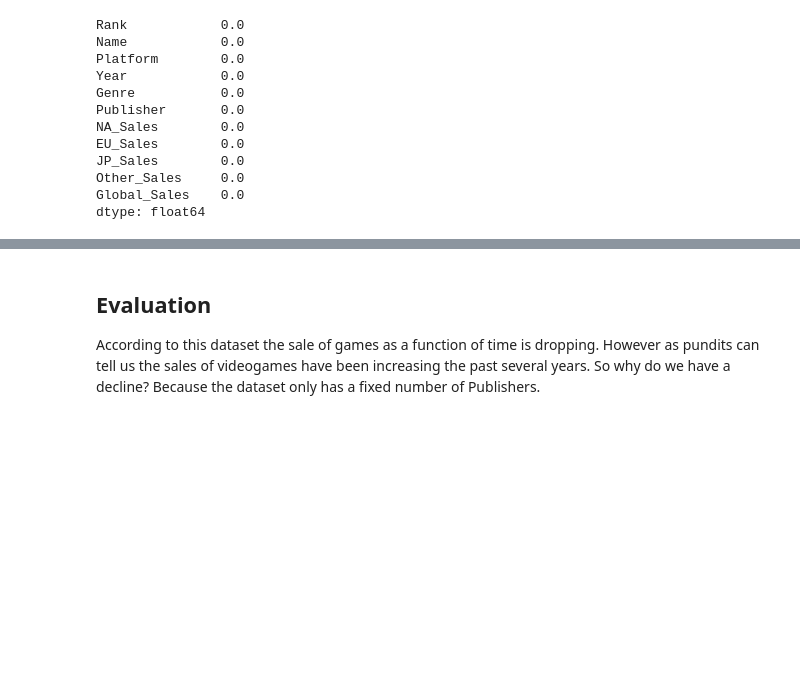
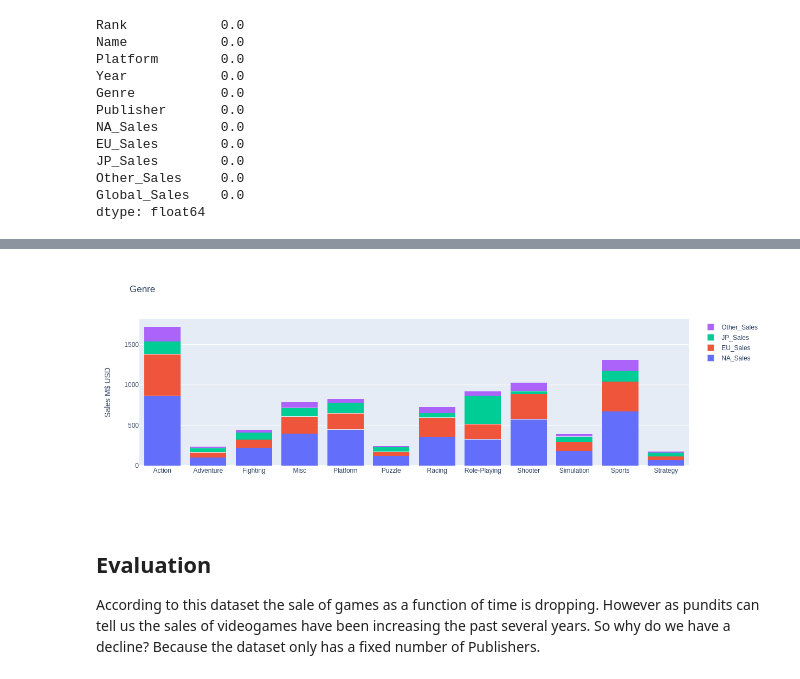
Before and after one commit to CuDeA0/udnanoDSC01, a Jupyter notebook: jpNotebook.ipynb, the cells around one changed output, grey strips where cells are left out. Saved outputs shown, nothing was run; the diff lists cells and outputs as text; code cells hidden in the pictures; blank space fills up the shorter version.

```diff
--- a/jpNotebook.ipynb
+++ b/jpNotebook.ipynb
@@ -117,3 +140,13 @@ histBase(df_clean, "Genre", sales)
+# %%
+fig = histBase(df_clean, "Genre", sales)
+fig.update_layout(
+    yaxis_title="Sales M$ USD",
+)
+fig.write_image("figures/overallGenre.png")
+
+fig.show()
+# %% [output]
+[figure, added]
 # %% [markdown]
 ## Evaluation
 According to this dataset the sale of games as a function of time is dropping. However as pundits can tell us the sales of videogames have been increasing the past several years. So why do we have a decline?
```
Also changed, not shown: parts of 20 cells of this notebook, 3 other files.
